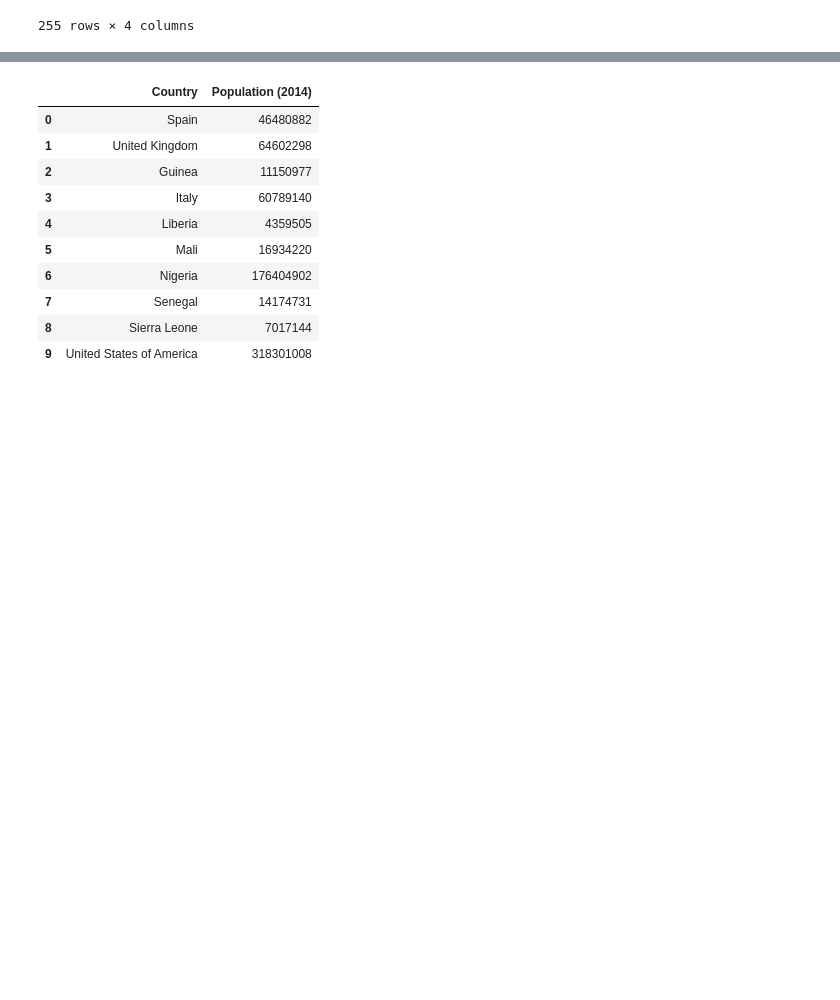
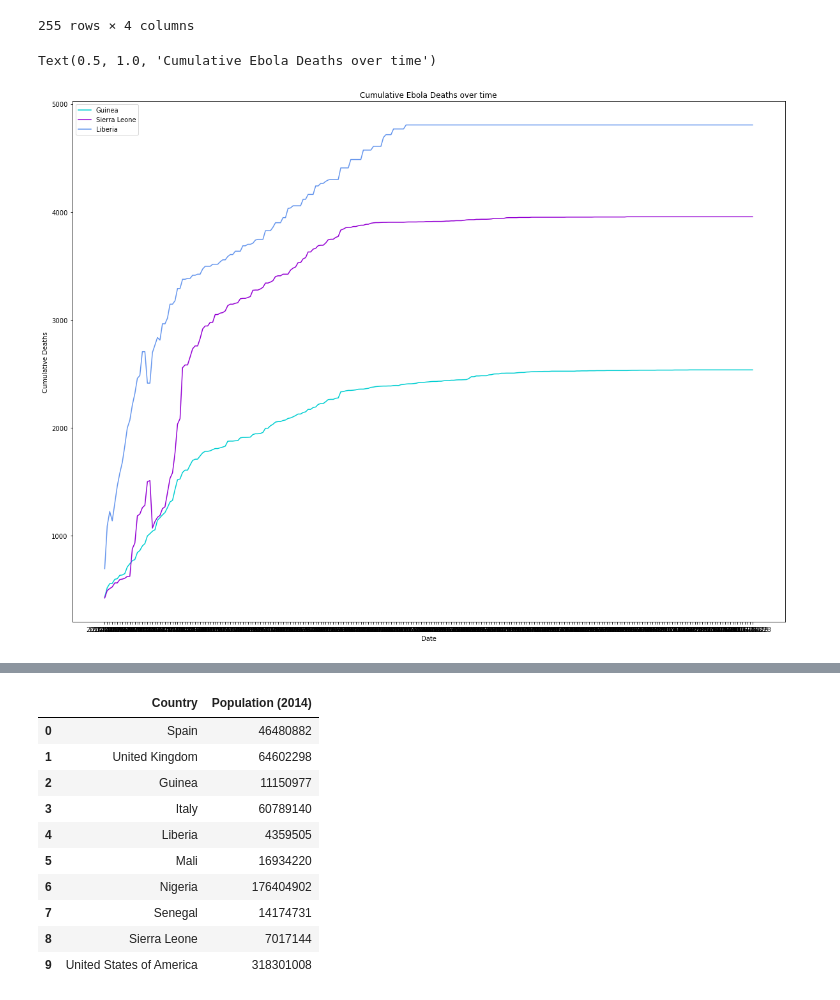
Before and after one commit to erharker/Json-s-and-the-pretty-pprintcesses, a Jupyter notebook: Ebola SARS.ipynb, the cells around one changed output, grey strips where cells are left out. Saved outputs shown, nothing was run; the diff lists cells and outputs as text; code cells hidden in the pictures; blank space fills up the shorter version.

Commit message:
updated Ebola notebook

```diff
--- a/Ebola SARS.ipynb
+++ b/Ebola SARS.ipynb
@@ -150,2 +147,33 @@ nigeria_df
+# %%
+#Cumulative line graph of the number of deaths over time per country
+
+#Guinea
+guinea_df=ebola_df.loc[ebola_df["Country"]=="Guinea"]
+guinea_deaths= guinea_df["Cumulative no. of confirmed, probable and suspected deaths"]
+x_axis1=guinea_df["Date"]
+y_axis1=guinea_deaths
+fig= plt.figure(figsize=(20,15))
+line1 = plt.plot(x_axis1, y_axis1, color="darkturquoise", label="Guinea")
+#Sierra Leone
+sierraleone_df=ebola_df.loc[ebola_df["Country"]=="Sierra Leone"]
+sierraleone_deaths= sierraleone_df['Cumulative no. of confirmed, probable and suspected deaths']
+x_axis3=sierraleone_df["Date"]
+y_axis3=sierraleone_deaths
+line3 = plt.plot(x_axis3, y_axis3, color="darkviolet", label="Sierra Leone")
+#Liberia
+liberia_df=ebola_df.loc[ebola_df["Country"]=="Liberia"]
+liberia_df=liberia_df.loc[liberia_df["Cumulative no. of confirmed, probable and suspected cases"]>=694]
+liberia_deaths= liberia_df['Cumulative no. of confirmed, probable and suspected deaths']
+x_axis4=liberia_df["Date"]
+y_axis4=liberia_deaths
+line4 = plt.plot(x_axis4, y_axis4, color="cornflowerblue", label="Liberia")
+
+plt.legend(loc="best")
+plt.ylabel('Cumulative Deaths')
+plt.xlabel("Date")
+plt.title('Cumulative Ebola Deaths over time')
+# %% [output]
+Text(0.5, 1.0, 'Cumulative Ebola Deaths over time')
+[figure, added]
 # %%
 # pie chart of cases per country
```
Also changed, not shown: parts of 5 cells of this notebook.
